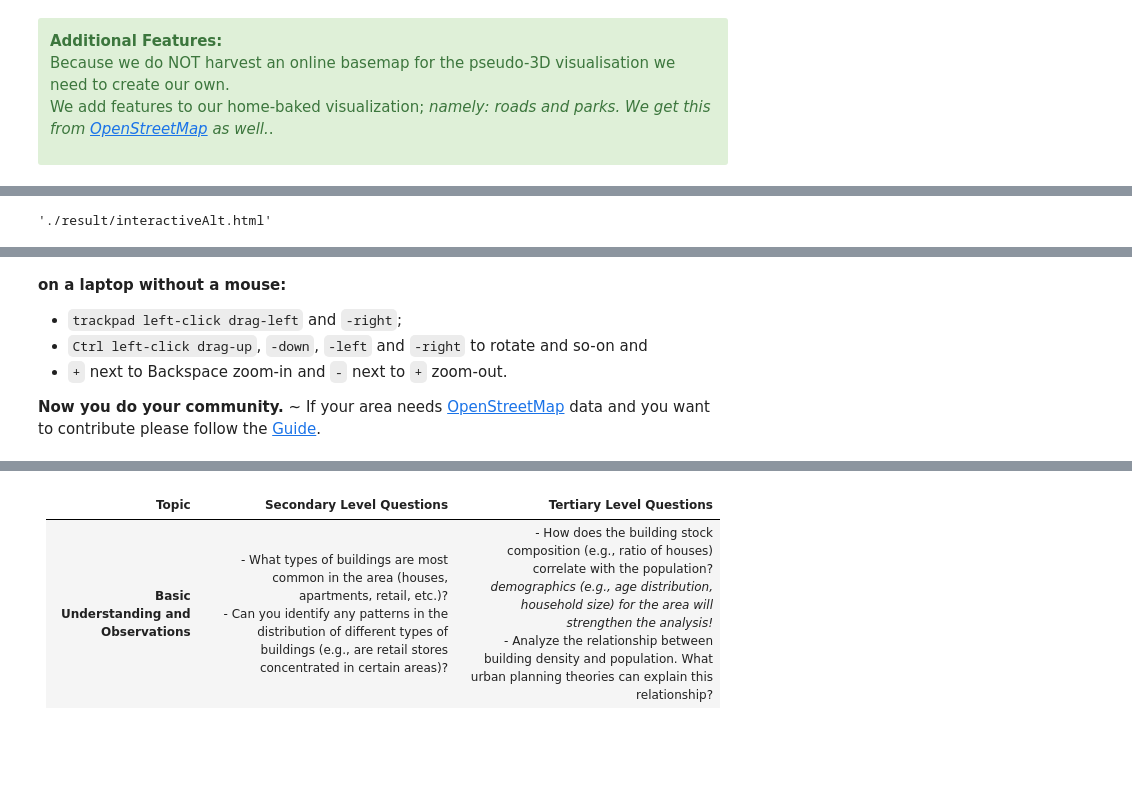
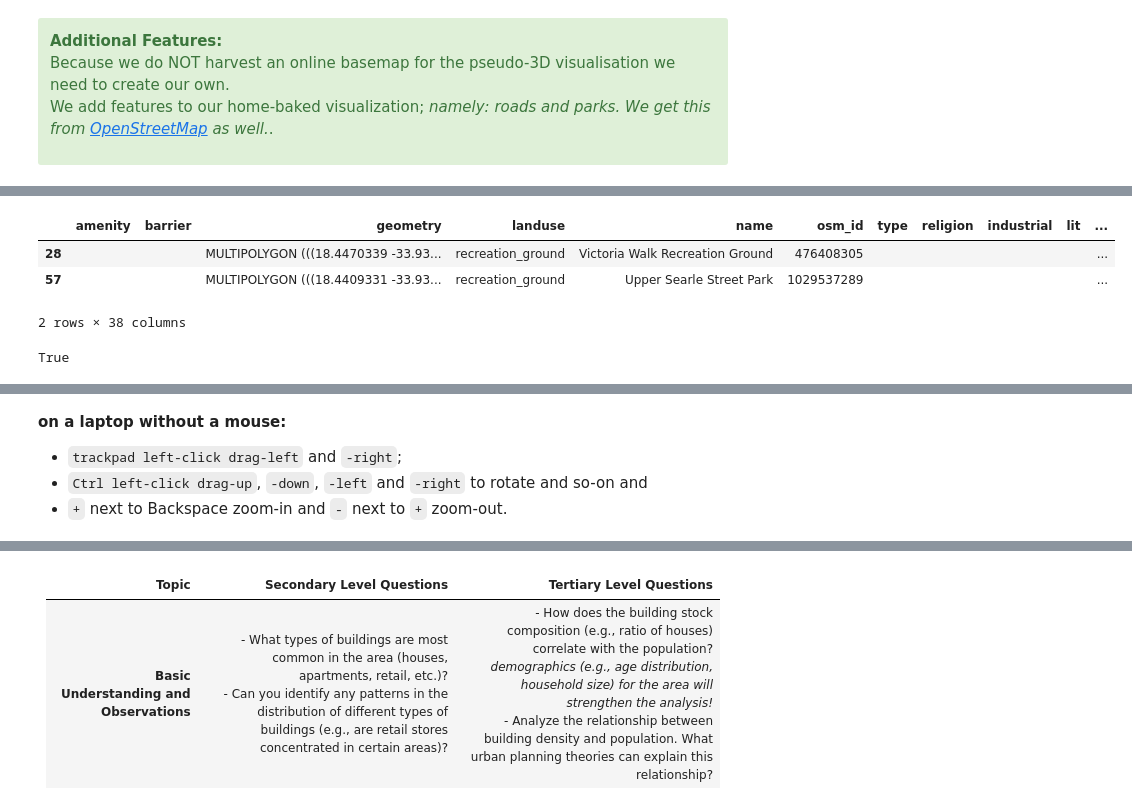
Before and after one commit to AdrianKriger/geo3D_wrkshp, a Jupyter notebook: _sources/notebooks/CityJSONdataScience-noInternet.ipynb, the cells around one changed output, grey strips where cells are left out. Drawn from its saved outputs; the diff is of its cells as text; code cells hidden in the pictures; blank space fills up the shorter version.

```diff
--- a/_sources/notebooks/CityJSONdataScience-noInternet.ipynb
+++ b/_sources/notebooks/CityJSONdataScience-noInternet.ipynb
@@ -997,0 +1003,21 @@ gdf_green.head(2)
+# %%
+#- REC (recreation_grounds)
+gdf_rec = city3D.process_osm_geoms(
+    "/vsimem/greenR.geojson",
+    input_pbf,
+    "multipolygons",
+    #"leisure IN ('park', garden', 'nature_reserve', 'common', 'grass', 'pitch')",
+    "landuse IS NOT NULL",
+    combined_ageom
+)
+
+green_types = ['recreation_ground']
+
+# This checks: "Is the value in the leisure column one of the items in my list?"
+gdf_rec = gdf_rec[gdf_rec['landuse'].isin(green_types)].copy()
+gdf_rec.head(2)
+# %% [output]
+|  | amenity | barrier | geometry | landuse | name | osm_id | type | religion | industrial | lit | ... |
+| 28 |  |  | MULTIPOLYGON (((18.4470339 -33.93... | recreation_ground | Victoria Walk Recreation Ground | 476408305 |  |  |  |  | ... |
+| 57 |  |  | MULTIPOLYGON (((18.4409331 -33.93... | recreation_ground | Upper Searle Street Park | 1029537289 |  |  |  |  | ... |
+2 rows × 38 columns
@@ -1002,15 +1033,15 @@ city3D.create_maplibre_3Dviz(
     file,
     buildings_gdf=gdf,
     roads_gdf=gdf_roads,
-    green_gdf=gdf_green,
+    green_gdf=gdf_green_spaces,
     center=xy,
     offline=True            # toggle home-bakery
 )
 
 #- uncomment. will open in a new browser window. Jupyter security restrictions prevent opening here.
-#webbrowser.open('file://' + os.path.realpath(file))
+webbrowser.open('file://' + os.path.realpath(file))
 # %% [output]
-'./result/interactiveAlt.html'
+True
 # %% [markdown]
 <iframe src="../_static/interactiveAlt.html" width="100%" height="600" frameborder="0"></iframe>
 # %% [markdown]
@@ -1019,5 +1050,3 @@ city3D.create_maplibre_3Dviz(
 - `trackpad left-click drag-left` and `-right`;
 - `Ctrl left-click drag-up`, `-down`, `-left` and `-right` to rotate and so-on and
 - `+` next to Backspace zoom-in and `-` next to `+` zoom-out.
-
-**Now you do your community.** ~ If your area needs [OpenStreetMap](https://en.wikipedia.org/wiki/OpenStreetMap)  data and you want to contribute please follow the [Guide](https://wiki.openstreetmap.org/wiki/Beginners%27_guide).
```
Also changed, not shown: parts of 43 cells of this notebook, 24 other files.
